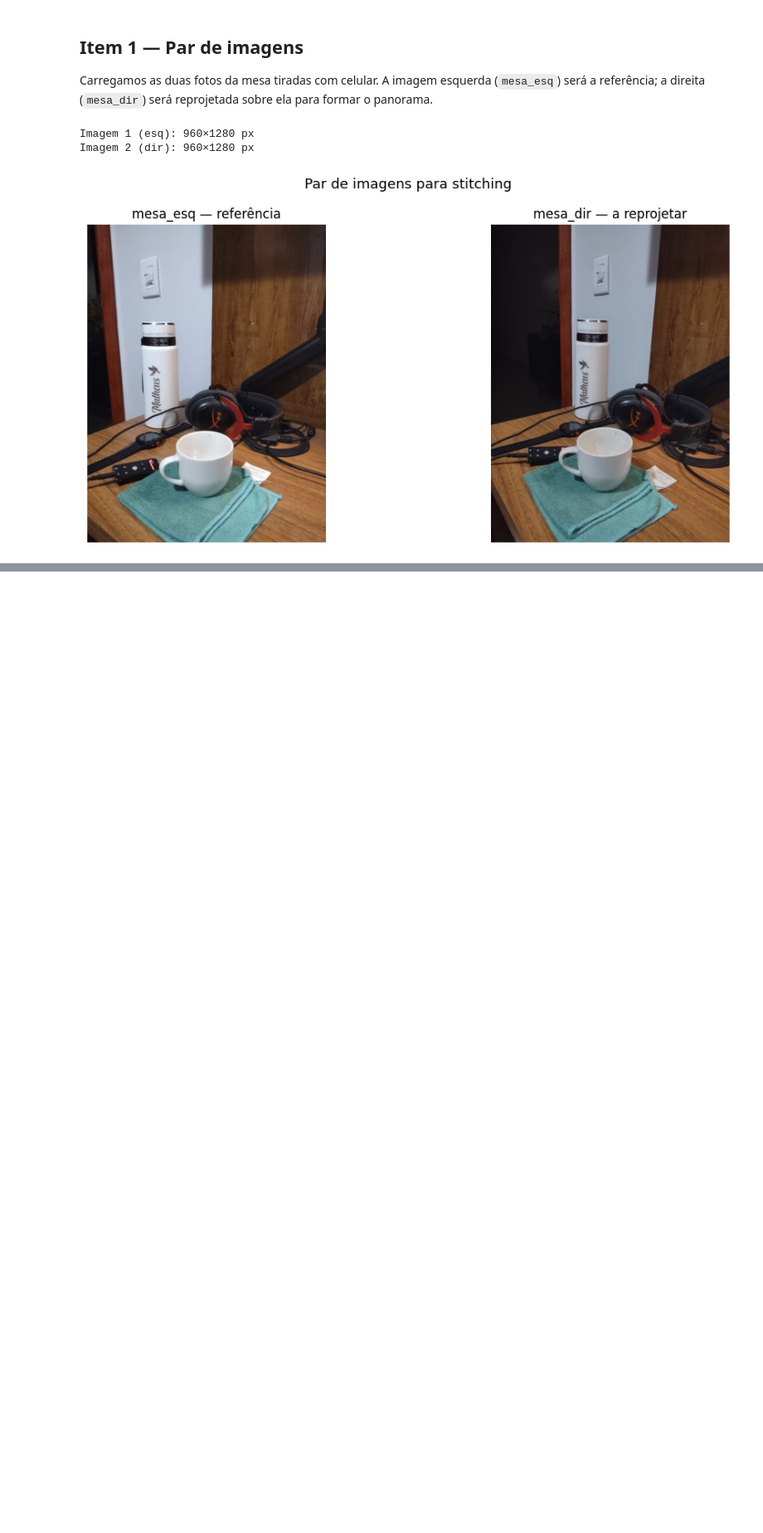
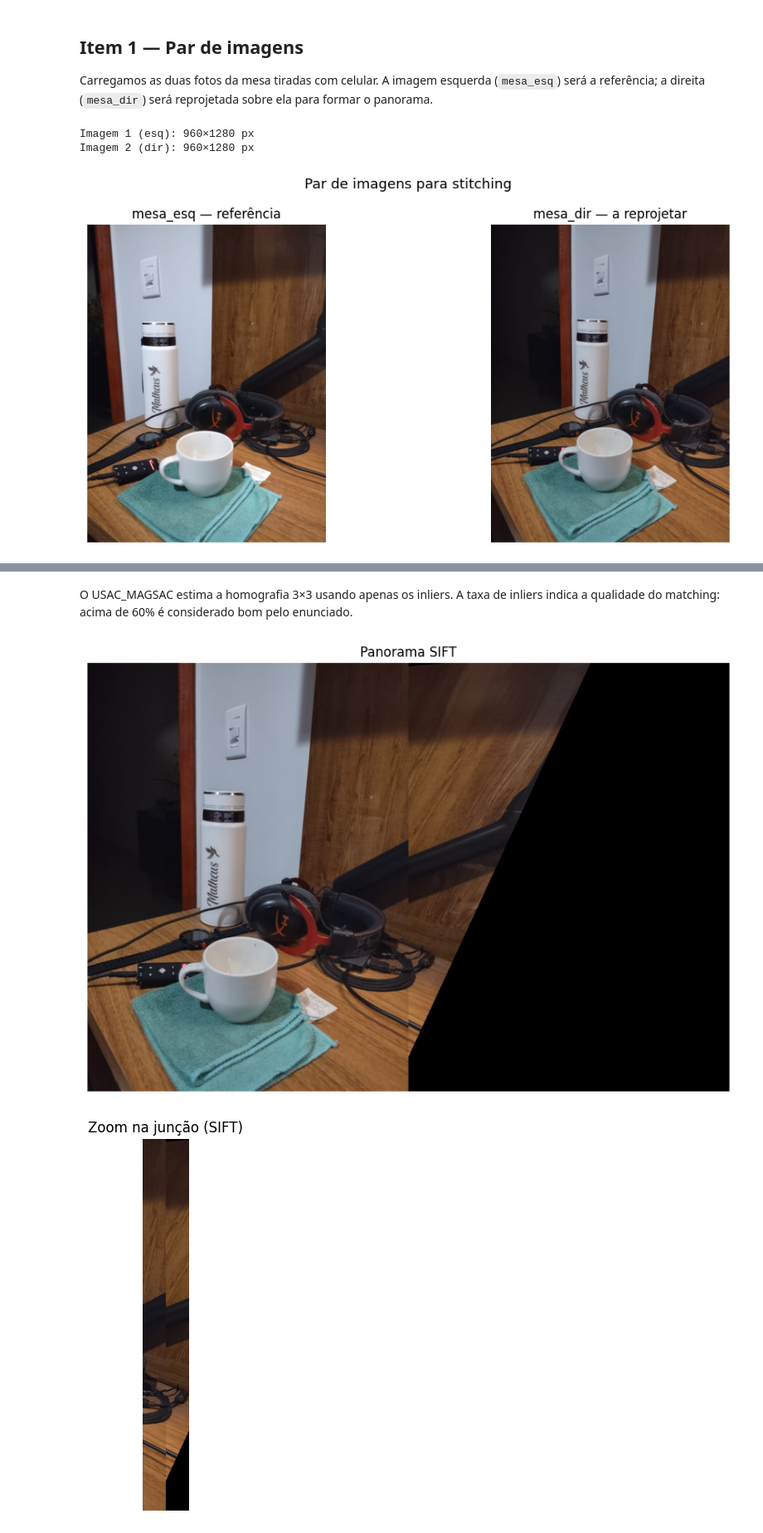
Before and after one commit to m9tzin/descriptors, a Jupyter notebook: Tarefa3.ipynb, the cells around one changed output, grey strips where cells are left out. Shown at 83% size. Saved outputs shown, nothing was run; the diff lists cells and outputs as text; code cells hidden in the pictures; blank space fills up the shorter version.

```diff
--- a/Tarefa3.ipynb
+++ b/Tarefa3.ipynb
@@ -62,0 +110,28 @@ Imagem 2 (dir): 960×1280 px
+# %% [markdown]
+O USAC_MAGSAC estima a homografia 3×3 usando apenas os inliers. A taxa de inliers indica a qualidade do matching: acima de 60% é considerado bom pelo enunciado.
+# %%
+# 2d. Warp perspectivo e composição simples
+h1, w1 = img1.shape[:2]
+h2, w2 = img2.shape[:2]
+panorama_sift = cv2.warpPerspective(img1, M_sift, (w1 + w2, max(h1, h2)))
+panorama_sift[0:h2, 0:w2] = img2
+
+fig, ax = plt.subplots(figsize=(16, 6))
+ax.imshow(cv2.cvtColor(panorama_sift, cv2.COLOR_BGR2RGB))
+ax.set_title('Panorama SIFT')
+ax.axis('off')
+plt.tight_layout()
+plt.show()
+
+# Zoom na região de junção
+mid = w2
+zoom = panorama_sift[:, mid-80:mid+80]
+fig2, ax2 = plt.subplots(figsize=(6, 5))
+ax2.imshow(cv2.cvtColor(zoom, cv2.COLOR_BGR2RGB))
+ax2.set_title('Zoom na junção (SIFT)')
+ax2.axis('off')
+plt.tight_layout()
+plt.show()
+# %% [output]
+[figure, added]
+[figure, added]
```
Also changed, not shown: parts of 7 cells of this notebook.
